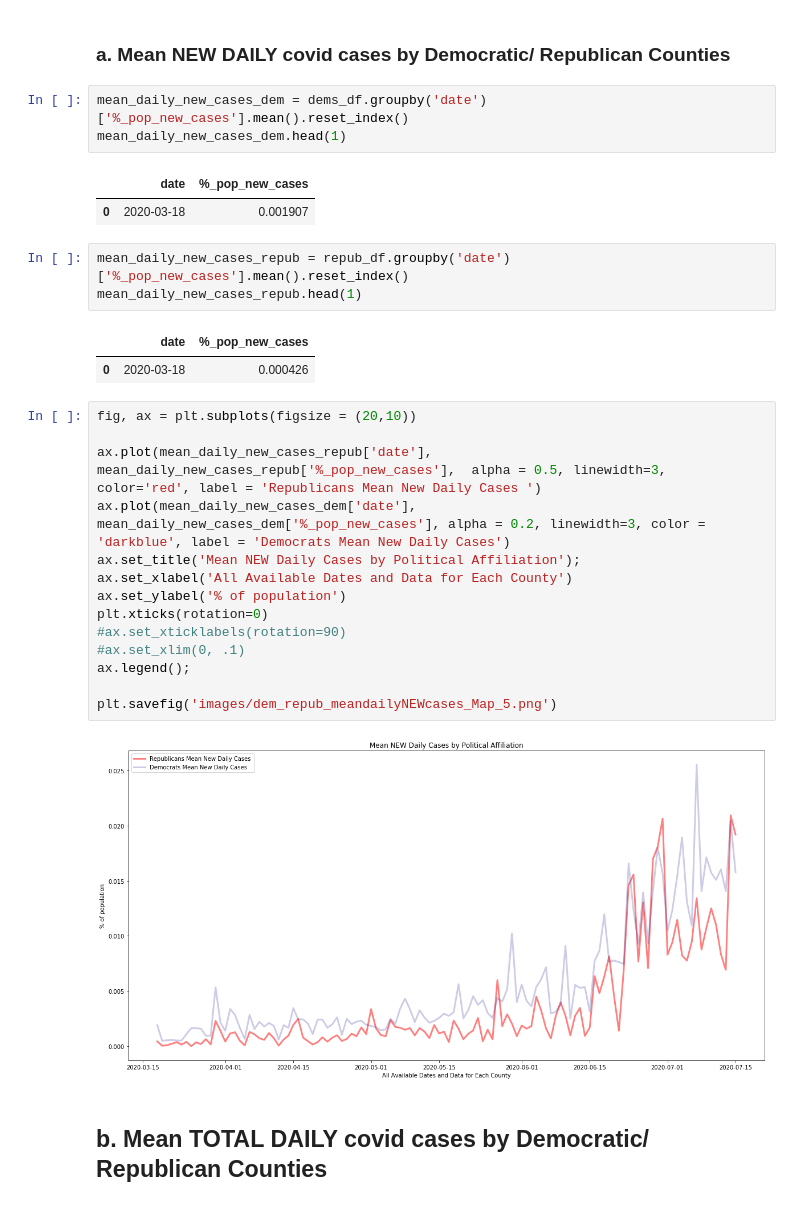
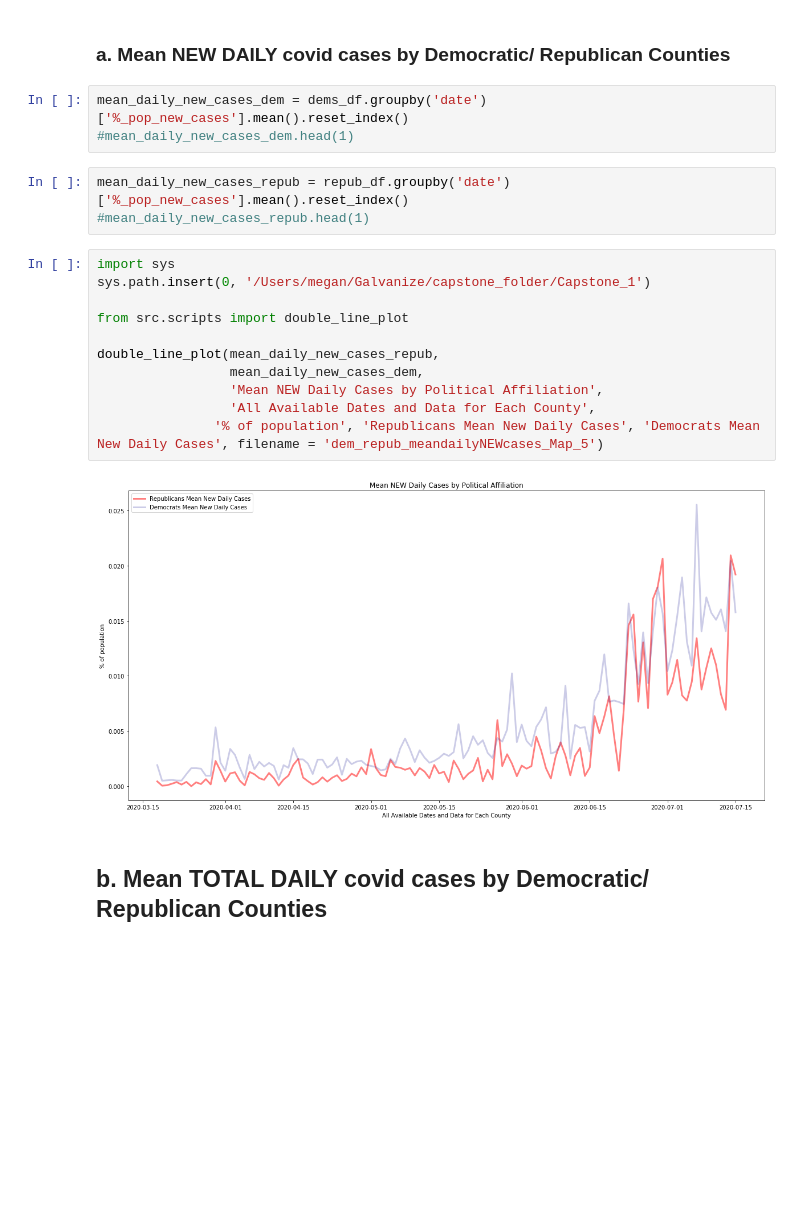
Before and after one commit to MegansColorado/Capstone_1, a Jupyter notebook: notebooks/Covid_Political_Data.ipynb, the cells around one changed output. Drawn from its saved outputs; the diff is of its cells as text; blank space fills up the shorter version.

Commit message:
last updates before presentation, clean up, and new scripts

```diff
--- a/notebooks/Covid_Political_Data.ipynb
+++ b/notebooks/Covid_Political_Data.ipynb
@@ -116,32 +93,23 @@ plt.savefig('images/each_county_cases_per_day.png')
 ### a. Mean NEW DAILY covid cases by Democratic/ Republican Counties
 # %%
 mean_daily_new_cases_dem = dems_df.groupby('date')['%_pop_new_cases'].mean().reset_index()
-mean_daily_new_cases_dem.head(1)
+#mean_daily_new_cases_dem.head(1)
-# %% [output]
-|  | date | %_pop_new_cases |
-| 0 | 2020-03-18 | 0.001907 |
 # %%
 mean_daily_new_cases_repub = repub_df.groupby('date')['%_pop_new_cases'].mean().reset_index()
-mean_daily_new_cases_repub.head(1)
+#mean_daily_new_cases_repub.head(1)
-# %% [output]
-|  | date | %_pop_new_cases |
-| 0 | 2020-03-18 | 0.000426 |
-# %%
-fig, ax = plt.subplots(figsize = (20,10))
-
-ax.plot(mean_daily_new_cases_repub['date'], mean_daily_new_cases_repub['%_pop_new_cases'],  alpha = 0.5, linewidth=3, color='red', label = 'Republicans Mean New Daily Cases ')
-ax.plot(mean_daily_new_cases_dem['date'], mean_daily_new_cases_dem['%_pop_new_cases'], alpha = 0.2, linewidth=3, color = 'darkblue', label = 'Democrats Mean New Daily Cases')
-ax.set_title('Mean NEW Daily Cases by Political Affiliation');
-ax.set_xlabel('All Available Dates and Data for Each County')
-ax.set_ylabel('% of population')
-plt.xticks(rotation=0)
-#ax.set_xticklabels(rotation=90)
-#ax.set_xlim(0, .1)
-ax.legend();
-
-plt.savefig('images/dem_repub_meandailyNEWcases_Map_5.png')
-# %% [output]
-[figure, removed]
+# %%
+import sys
+sys.path.insert(0, '/Users/megan/Galvanize/capstone_folder/Capstone_1')
+
+from src.scripts import double_line_plot
+
+double_line_plot(mean_daily_new_cases_repub,
+                 mean_daily_new_cases_dem,
+                 'Mean NEW Daily Cases by Political Affiliation',
+                 'All Available Dates and Data for Each County',
+               '% of population', 'Republicans Mean New Daily Cases', 'Democrats Mean New Daily Cases', filename = 'dem_repub_meandailyNEWcases_Map_5')
+# %% [output]
+[figure, added]
 # %% [markdown]
 ## b. Mean TOTAL DAILY covid cases by Democratic/ Republican Counties
 # %%
```
Also changed, not shown: parts of 30 cells of this notebook, 11 other files.
